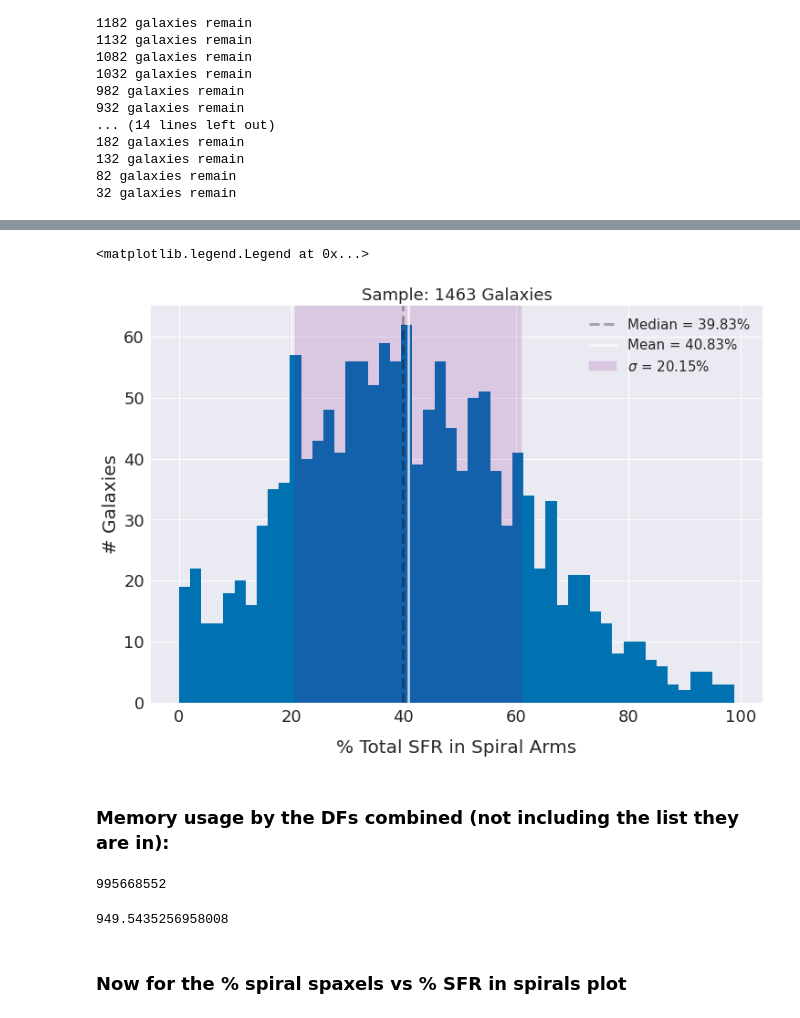
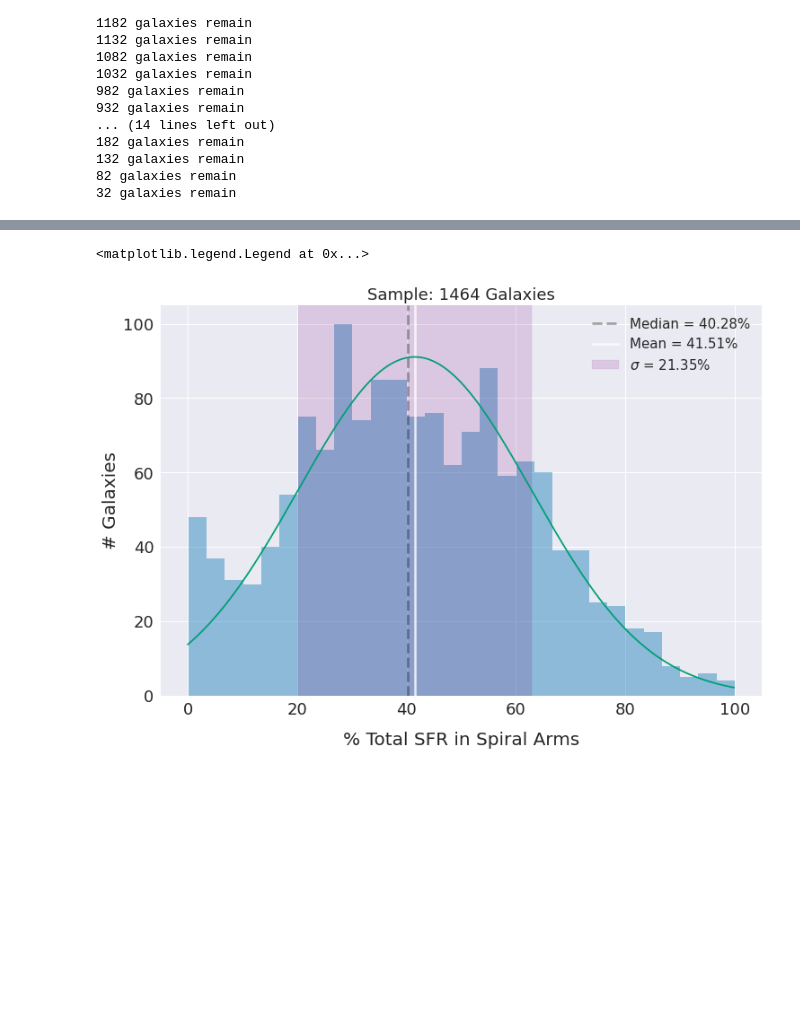
Before and after one commit to sjshamsi/Spiral_Analysis, a Jupyter notebook: Combined_SFR_Inside_vs_Outside/combined_total_sfr_inside_vs_outside.ipynb, the cells around one changed output, grey strips where cells are left out. Drawn from its saved outputs; the diff is of its cells as text; code cells hidden in the pictures; blank space fills up the shorter version.

Commit message:
Modified the Combined spiral sfr graphs

```diff
--- a/Combined_SFR_Inside_vs_Outside/combined_total_sfr_inside_vs_outside.ipynb
+++ b/Combined_SFR_Inside_vs_Outside/combined_total_sfr_inside_vs_outside.ipynb
@@ -45,7 +46,8 @@ df_list_len = len(df_list)
 for idx, df in enumerate(df_list):
     bin_df = df.dropna()
     bin_df = bin_df[(bin_df.ha_spax_healthy == True) & (bin_df.hb_spax_healthy == True) & (bin_df.comp == False) &
-                    (bin_df.agn == False) & (bin_df.seyfert == False) & (bin_df.liner == False)]
+                    (bin_df.agn == False) & (bin_df.seyfert == False) & (bin_df.liner == False) &
+                    (bin_df.r_re >= 0.1) & (bin_df.r_re <= 1.5)]
     sp_bin_df = bin_df[bin_df.sp_33 == True]
 
     if len(bin_df) == 0:
@@ -90,7 +92,7 @@ main_df['sig_tot_sfr'] = sig_tot_sfr_list
 main_df['tot_sp_33_sfr'] = tot_sp_sfr_list
 main_df['sig_tot_sp_33_sfr'] = sig_tot_sp_sfr_list
 # %%
-main_df['pc_tot_spiral_sfr'] = 100 * main_df['tot_sp_33_sfr'] / main_df['tot_sfr']
-main_df['sig_pc_tot_spiral_sfr'] = main_df['pc_tot_spiral_sfr'] * ((main_df['sig_tot_sp_33_sfr'] / main_df['tot_sp_33_sfr']) +
-                                                                   (main_df['sig_tot_sfr'] / main_df['tot_sfr']))
+main_df['pc_tot_sp_33_sfr'] = 100 * main_df['tot_sp_33_sfr'] / main_df['tot_sfr']
+main_df['sig_pc_tot_sp_33_sfr'] = main_df['pc_tot_sp_33_sfr'] * ((main_df['sig_tot_sp_33_sfr'] / main_df['tot_sp_33_sfr']) +
+                                                                  (main_df['sig_tot_sfr'] / main_df['tot_sfr']))
 # %%
@@ -115,34 +112,37 @@ main_df[main_df.pc_tot_spiral_sfr > 100]
 | 1476 | /home/sshamsi/sas/mangawork/manga... | 1-135057_127_14716866.fits.gz | 1-135057 | 0.028852 | 123.565029 | 123565.029139 | 3.812818e+24 | 1.277642e+08 | 0.089718 | (74, 74) | ... |
 # %%
-filtered_df = main_df[main_df.pc_tot_spiral_sfr <= 100]
-series = filtered_df['pc_tot_spiral_sfr']
+filtered_df = main_df.dropna()
+filtered_df = filtered_df[filtered_df.pc_tot_sp_33_sfr <= 100]
+series = filtered_df['pc_tot_sp_33_sfr']
 
 plt.figure(figsize=(12, 8))
 
-plt.hist(series, bins=50)
+n, b, p = plt.hist(series, bins=30, alpha=0.4)
 
 plt.xlabel('% Total SFR in Spiral Arms', size=20, labelpad=15)
 plt.ylabel('# Galaxies', size=20)
 
 plt.xticks(size=18)
 plt.yticks(size=18)
 
 mean_series = series.mean()
 median_series = series.median()
 stdv_series = series.std()
 
 plt.axvline(median_series, linestyle='--', linewidth=3, alpha=0.3, color='k',
             label='Median = {:.4}%'.format(median_series))
 plt.axvline(mean_series, linestyle='-', linewidth=2.5, alpha=0.8, color='white',
             label='Mean = {:.4}%'.format(mean_series))
 
 plt.axvspan(mean_series - stdv_series, mean_series + stdv_series, alpha=0.15, color='purple',
             label='$\sigma$ = {:.4}%'.format(stdv_series))
 
+A = np.diff(b)[0] * len(series)
+x_axis = np.arange(0, 100, 0.1)
+plt.plot(x_axis, A * norm.pdf(x_axis, mean_series, stdv_series))
+
 plt.title('Sample: {} Galaxies'.format(len(series)), size=18)
 plt.legend(fontsize=15)
 # %% [output]
 <matplotlib.legend.Legend at 0x...>
-[figure, old version]
+[figure, new version]
-# %% [markdown]
-### Memory usage by the DFs combined (not including the list they are in):
@@ -154,10 +148,0 @@ for df in df_list:
-# %%
-tot_mem #in bytes
-# %% [output]
-995668552
-# %%
-tot_mem / 1024**2 #memory usage in MBs. Not bad?
-# %% [output]
-949.5435256958008
-# %% [markdown]
-### Now for the % spiral spaxels vs % SFR in spirals plot
```
Also changed, not shown: parts of 12 cells of this notebook, 5 other files.
